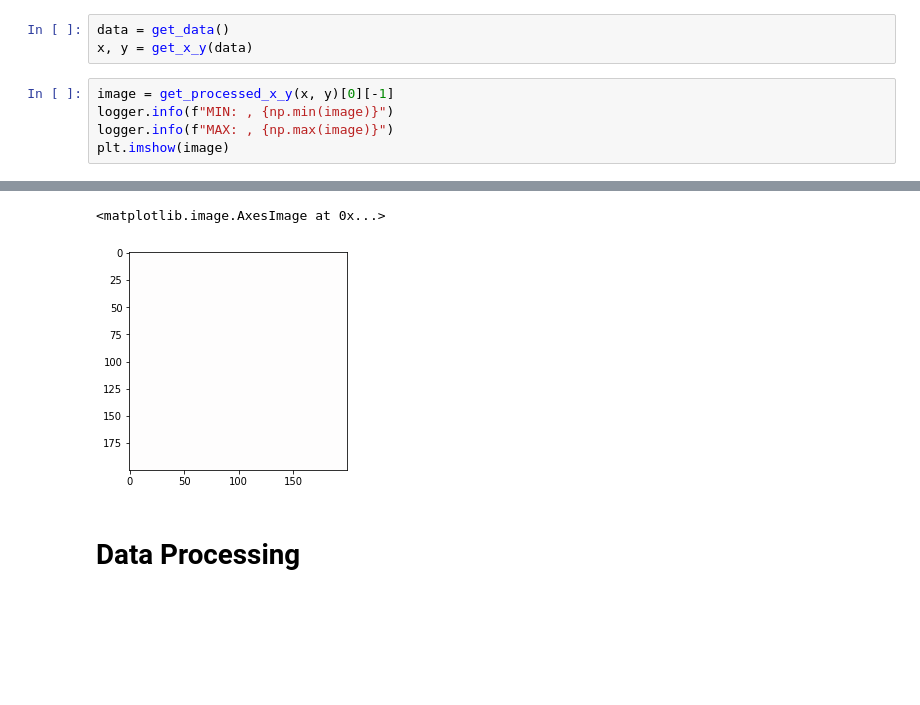
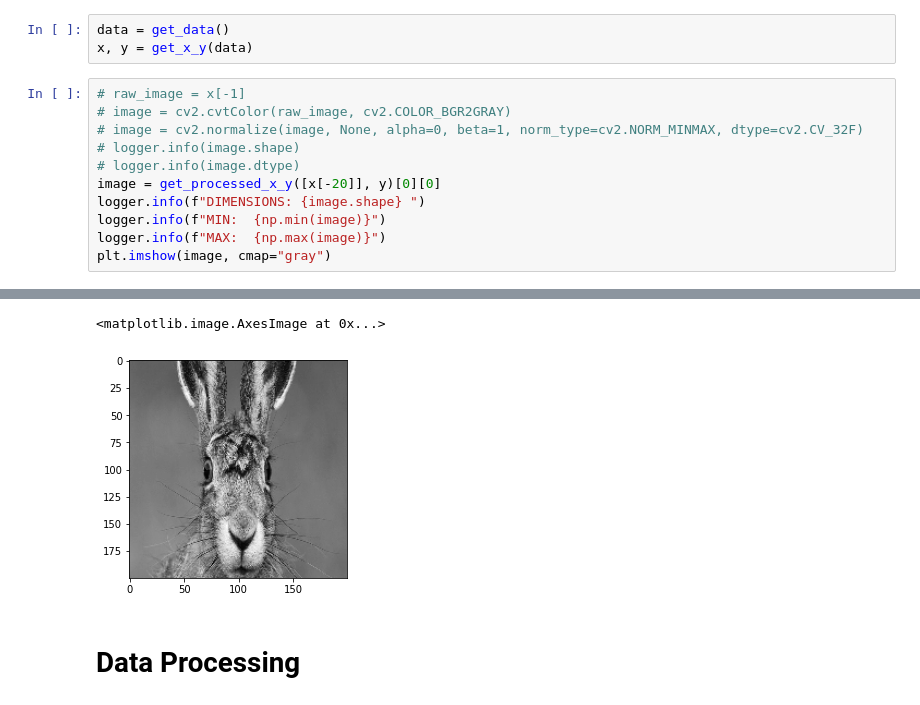
Before and after one commit to urmzd/lepus-classifier, a Jupyter notebook: src/rc_e1.ipynb, the cells around one changed output, grey strips where cells are left out. Drawn from its saved outputs; the diff is of its cells as text; blank space fills up the shorter version.

```diff
--- a/src/rc_e1.ipynb
+++ b/src/rc_e1.ipynb
@@ -149,8 +203,14 @@ def get_processed_x_y(x: RawX, y: RawY):
 data = get_data()
 x, y = get_x_y(data)
 # %%
-image = get_processed_x_y(x, y)[0][-1]
-logger.info(f"MIN: , {np.min(image)}")
-logger.info(f"MAX: , {np.max(image)}")
-plt.imshow(image)
+# raw_image = x[-1]
+# image = cv2.cvtColor(raw_image, cv2.COLOR_BGR2GRAY)
+# image = cv2.normalize(image, None, alpha=0, beta=1, norm_type=cv2.NORM_MINMAX, dtype=cv2.CV_32F)
+# logger.info(image.shape)
+# logger.info(image.dtype)
+image = get_processed_x_y([x[-20]], y)[0][0]
+logger.info(f"DIMENSIONS: {image.shape} ")
+logger.info(f"MIN:  {np.min(image)}")
+logger.info(f"MAX:  {np.max(image)}")
+plt.imshow(image, cmap="gray")
 # %% [output]
@@ -161,4 +220,4 @@ plt.imshow(image)
 <matplotlib.image.AxesImage at 0x...>
-[figure, old version]
+[figure, new version]
 # %% [markdown]
 # Data Processing
```
Also changed, not shown: parts of 3 cells of this notebook.
